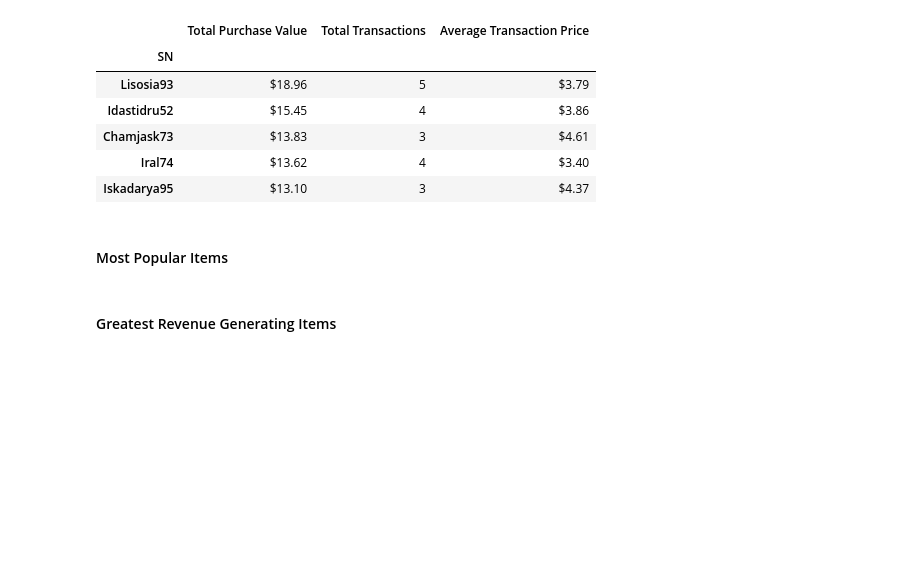
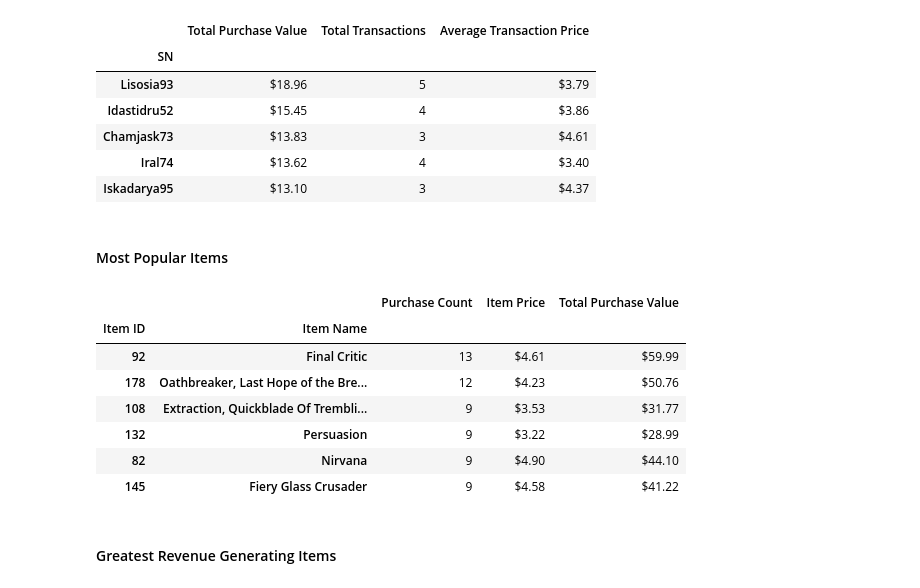
Before and after one commit to abaker178/pandas-challenge, a Jupyter notebook: HeroesOfPymoli/heroes-of-pymoli.ipynb, the cells around one changed output. Saved outputs shown, nothing was run; the diff lists cells and outputs as text; code cells hidden in the pictures; blank space fills up the shorter version.

Commit message:
added Most Popular and Greatest Revenue Generating superlatives || receiving expected outputs || this should complete the project, only minor adjustments will be made in the future

```diff
--- a/HeroesOfPymoli/heroes-of-pymoli.ipynb
+++ b/HeroesOfPymoli/heroes-of-pymoli.ipynb
@@ -231,0 +230,18 @@ top_spenders_df
+# %%
+# Purchase Count
+most_popular_df = pd.DataFrame({})
+most_popular_df["Purchase Count"] = combined_item_count_df.iloc[:,0]
+item_ids = most_popular_df.index # needed for getting Item Price and Item Name
+# %%
+# Item Price
+item_prices = [pymoli_df.loc[pymoli_df["Item ID"] == item_id, "Price"].values[:].mean() for item_id in item_ids]
+most_popular_df["Item Price"] = item_prices
+# %%
+# Total Purchase Value
+popular_puchase_value = [a*b for a,b in zip(most_popular_df["Purchase Count"],item_prices)]
+most_popular_df["Total Purchase Value"] = popular_puchase_value
+# %%
+# Item Name
+item_names = [pymoli_df.loc[pymoli_df["Item ID"] == item_id, "Item Name"].values[0] for item_id in item_ids]
+indices = pd.MultiIndex.from_arrays([item_ids, item_names], names=('Item ID', 'Item Name'))
+most_popular_df = most_popular_df.set_index(indices)
@@ -232,2 +251,18 @@ top_spenders_df
+# %%
+#Format prices
+most_popular_df["Item Price"] = ["${:,.2f}".format(x) for x in most_popular_df["Item Price"]]
+most_popular_df["Total Purchase Value"] = ["${:,.2f}".format(x) for x in most_popular_df["Total Purchase Value"]]
+most_popular_df.head(6)
+
+### Diagram Note: I have included a 6th item (ID 82 - Nirvana) as it ties for 3rd at nine times purchased
+# %% [output]
+|  |  | Purchase Count | Item Price | Total Purchase Value |
+| Item ID | Item Name |  |  |  |
+| 92 | Final Critic | 13 | $4.61 | $59.99 |
+| 178 | Oathbreaker, Last Hope of the Bre... | 12 | $4.23 | $50.76 |
+| 108 | Extraction, Quickblade Of Trembli... | 9 | $3.53 | $31.77 |
+| 132 | Persuasion | 9 | $3.22 | $28.99 |
+| 82 | Nirvana | 9 | $4.90 | $44.10 |
+| 145 | Fiery Glass Crusader | 9 | $4.58 | $41.22 |
 # %% [markdown]
 #### Greatest Revenue Generating Items
```
Also changed, not shown: parts of 7 cells of this notebook.
